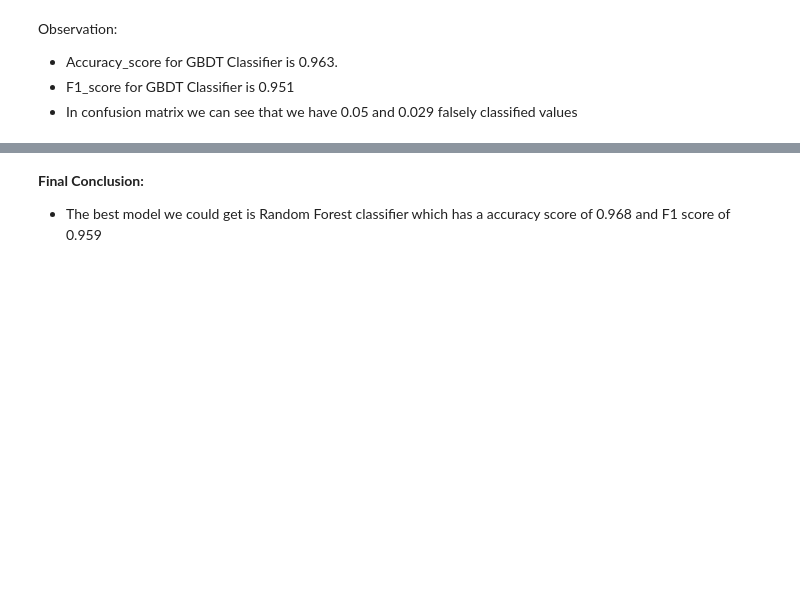
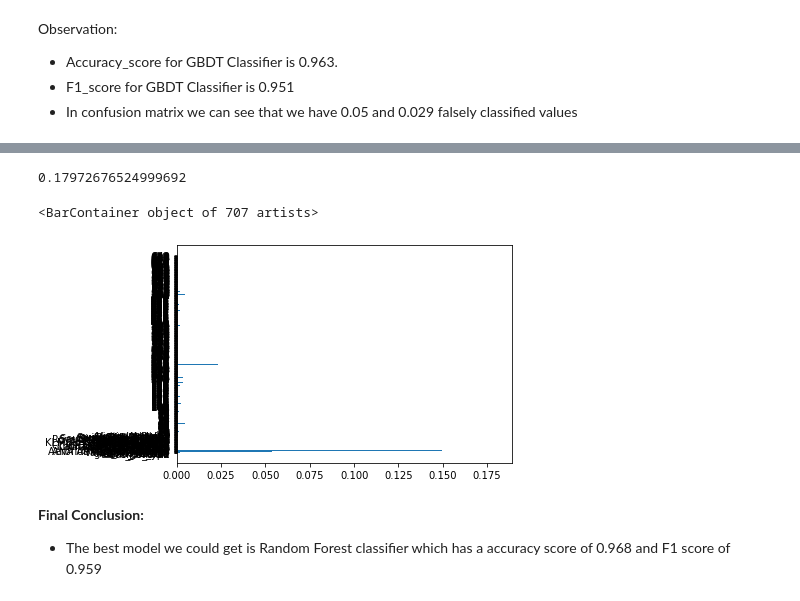
Before and after one commit to ydv1412/airline_review_classification, a Jupyter notebook: airline_review_classification.ipynb, the cells around one changed output, grey strips where cells are left out. Cells and saved outputs as stored; diff of their text form; code cells hidden in the pictures; blank space fills up the shorter version.

```diff
--- a/airline_review_classification.ipynb
+++ b/airline_review_classification.ipynb
@@ -790,3 +832,12 @@ Observation:
+# %%
+feature_importance_df.importance.max()
+# %% [output]
+0.17972676524999692
+# %%
+plt.barh(x_train.columns, clf6.feature_importances_)
+# %% [output]
+<BarContainer object of 707 artists>
+[figure, added]
 # %% [markdown]
 <b> Final Conclusion:
 * The best model we could get is Random Forest classifier which has a accuracy score of 0.968 and F1 score of 0.959
```
Also changed, not shown: parts of 31 cells of this notebook.
